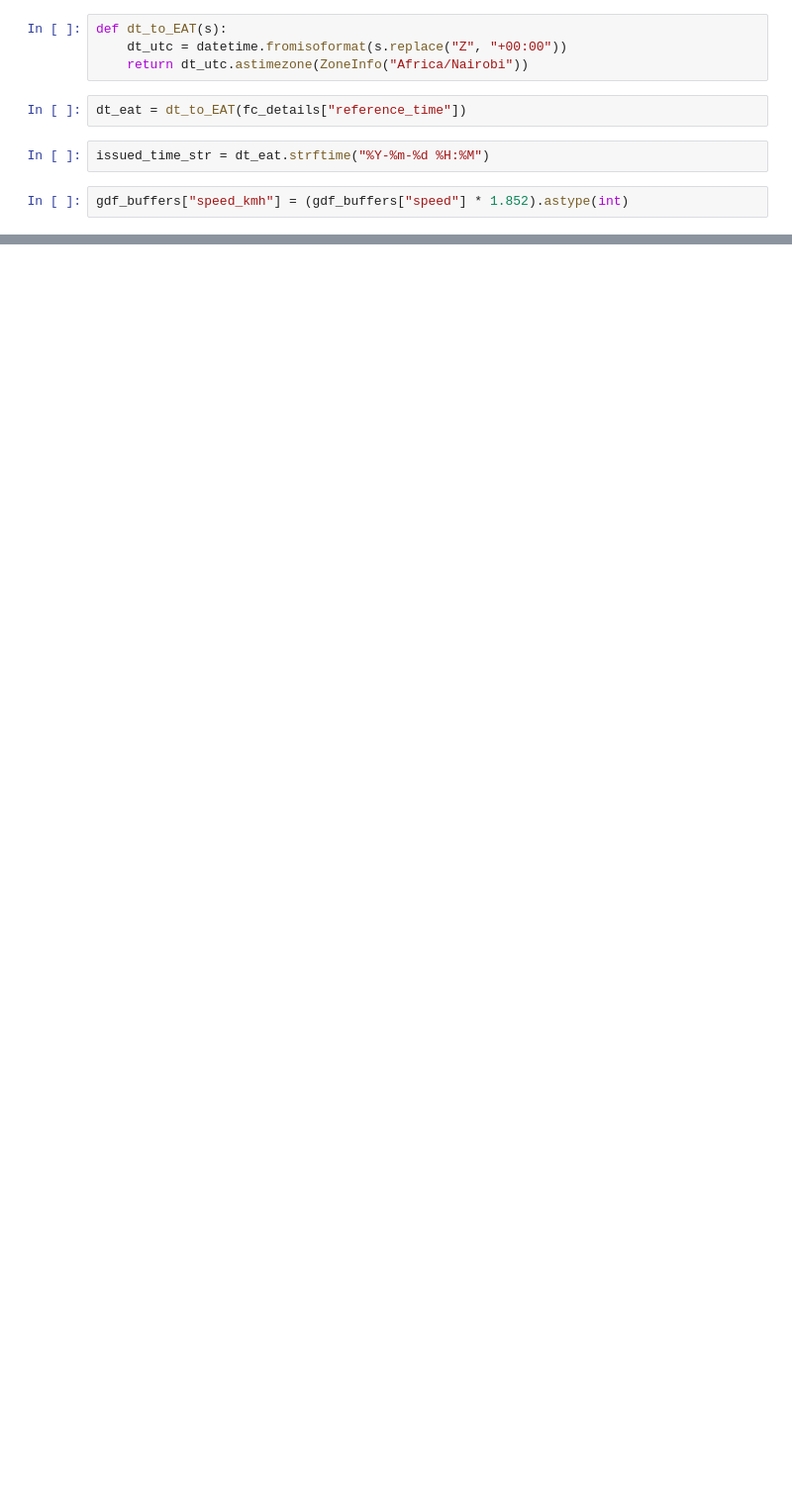
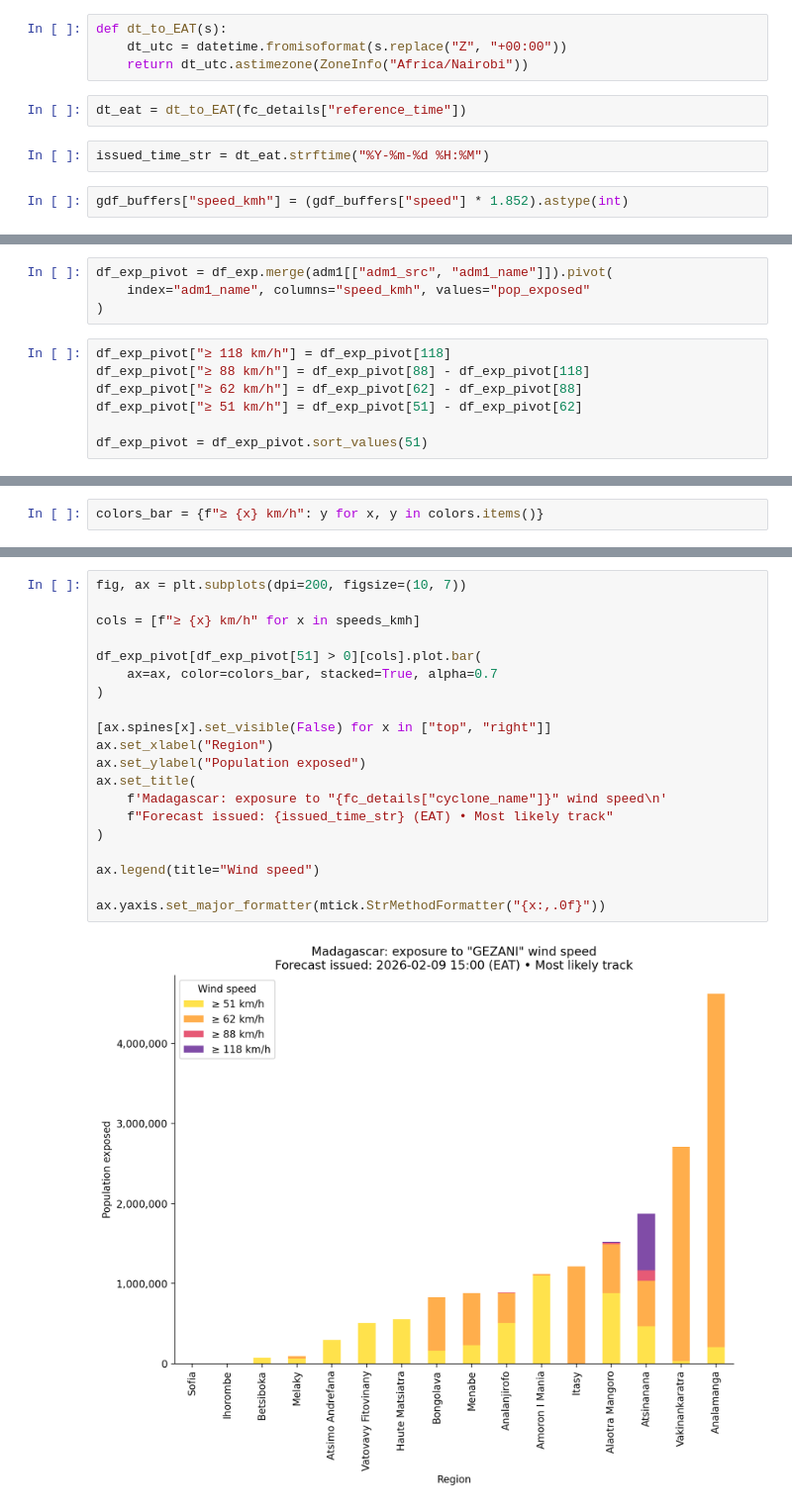
Before and after one commit to OCHA-DAP/ds-aa-mdg-monitoring, a Jupyter notebook: notebooks/wind_exposure.ipynb, the cells around one changed output, grey strips where cells are left out. Shown at 99% size. Cells and saved outputs as stored; diff of their text form; blank space fills up the shorter version.

```diff
--- a/notebooks/wind_exposure.ipynb
+++ b/notebooks/wind_exposure.ipynb
@@ -326,0 +349,11 @@ fig.subplots_adjust(wspace=-0.2)
+# %%
+df_exp_pivot = df_exp.merge(adm1[["adm1_src", "adm1_name"]]).pivot(
+    index="adm1_name", columns="speed_kmh", values="pop_exposed"
+)
+# %%
+df_exp_pivot["≥ 118 km/h"] = df_exp_pivot[118]
+df_exp_pivot["≥ 88 km/h"] = df_exp_pivot[88] - df_exp_pivot[118]
+df_exp_pivot["≥ 62 km/h"] = df_exp_pivot[62] - df_exp_pivot[88]
+df_exp_pivot["≥ 51 km/h"] = df_exp_pivot[51] - df_exp_pivot[62]
+
+df_exp_pivot = df_exp_pivot.sort_values(51)
@@ -326,0 +381,2 @@ fig.subplots_adjust(wspace=-0.2)
+# %%
+colors_bar = {f"≥ {x} km/h": y for x, y in colors.items()}
@@ -326,0 +390,22 @@ fig.subplots_adjust(wspace=-0.2)
+# %%
+fig, ax = plt.subplots(dpi=200, figsize=(10, 7))
+
+cols = [f"≥ {x} km/h" for x in speeds_kmh]
+
+df_exp_pivot[df_exp_pivot[51] > 0][cols].plot.bar(
+    ax=ax, color=colors_bar, stacked=True, alpha=0.7
+)
+
+[ax.spines[x].set_visible(False) for x in ["top", "right"]]
+ax.set_xlabel("Region")
+ax.set_ylabel("Population exposed")
+ax.set_title(
+    f'Madagascar: exposure to "{fc_details["cyclone_name"]}" wind speed\n'
+    f"Forecast issued: {issued_time_str} (EAT) • Most likely track"
+)
+
+ax.legend(title="Wind speed")
+
+ax.yaxis.set_major_formatter(mtick.StrMethodFormatter("{x:,.0f}"))
+# %% [output]
+[figure, added]
```
Also changed, not shown: parts of 23 cells of this notebook, 2 other files.
